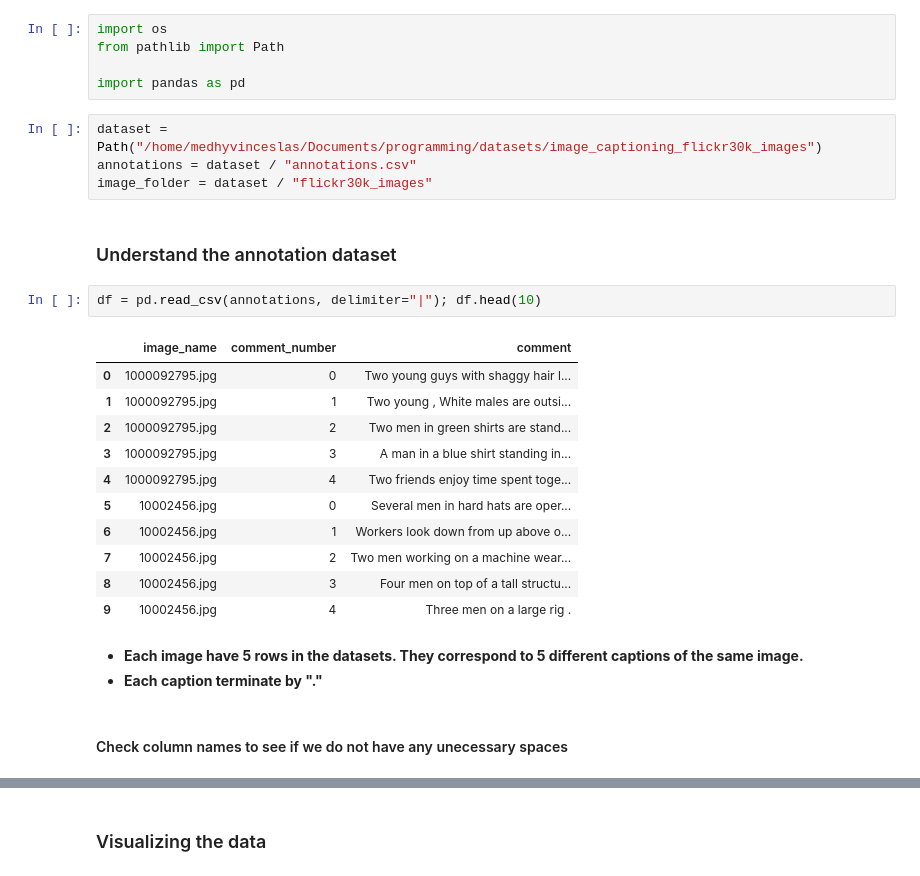
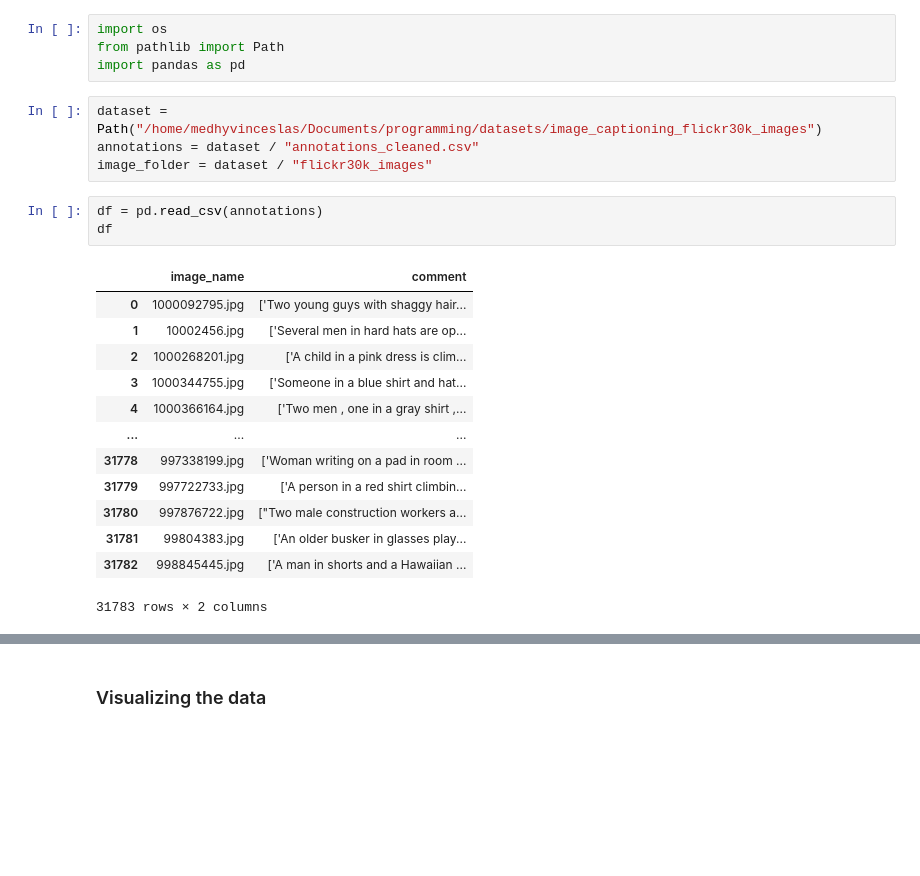
Before and after one commit to Mdhvince/image_captioning, a Jupyter notebook: notebook/2.load_and_train.ipynb, the cells around one changed output, grey strips where cells are left out. Saved outputs shown, nothing was run; the diff lists cells and outputs as text; blank space fills up the shorter version.

```diff
--- a/notebook/exploration.ipynb
+++ b/notebook/2.load_and_train.ipynb
@@ -6,30 +1,25 @@
 # %%
 import os
 from pathlib import Path
-
 import pandas as pd
 # %%
 dataset = Path("/home/medhyvinceslas/Documents/programming/datasets/image_captioning_flickr30k_images")
-annotations = dataset / "annotations.csv"
+annotations = dataset / "annotations_cleaned.csv"
 image_folder = dataset / "flickr30k_images"
-# %% [markdown]
-### Understand the annotation dataset
 # %%
-df = pd.read_csv(annotations, delimiter="|"); df.head(10)
+df = pd.read_csv(annotations)
+df
 # %% [output]
-|  | image_name | comment_number | comment |
-| 0 | 1000092795.jpg | 0 | Two young guys with shaggy hair l... |
-| 1 | 1000092795.jpg | 1 | Two young , White males are outsi... |
-| 2 | 1000092795.jpg | 2 | Two men in green shirts are stand... |
-| 3 | 1000092795.jpg | 3 | A man in a blue shirt standing in... |
-| 4 | 1000092795.jpg | 4 | Two friends enjoy time spent toge... |
-| 5 | 10002456.jpg | 0 | Several men in hard hats are oper... |
-| 6 | 10002456.jpg | 1 | Workers look down from up above o... |
-| 7 | 10002456.jpg | 2 | Two men working on a machine wear... |
-| 8 | 10002456.jpg | 3 | Four men on top of a tall structu... |
-| 9 | 10002456.jpg | 4 | Three men on a large rig . |
+|  | image_name | comment |
+| 0 | 1000092795.jpg | ['Two young guys with shaggy hair... |
+| 1 | 10002456.jpg | ['Several men in hard hats are op... |
+| 2 | 1000268201.jpg | ['A child in a pink dress is clim... |
+| 3 | 1000344755.jpg | ['Someone in a blue shirt and hat... |
+| 4 | 1000366164.jpg | ['Two men , one in a gray shirt ,... |
+| ... | ... | ... |
+| 31778 | 997338199.jpg | ['Woman writing on a pad in room ... |
+| 31779 | 997722733.jpg | ['A person in a red shirt climbin... |
+| 31780 | 997876722.jpg | ["Two male construction workers a... |
+| 31781 | 99804383.jpg | ['An older busker in glasses play... |
+| 31782 | 998845445.jpg | ['A man in shorts and a Hawaiian ... |
+31783 rows × 2 columns
-# %% [markdown]
-- __Each image have 5 rows in the datasets. They correspond to 5 different captions of the same image.__
-- __Each caption terminate by "."__
-# %% [markdown]
-#### Check column names to see if we do not have any unecessary spaces
```
Also changed, not shown: parts of 52 cells of this notebook, 4 other files.
